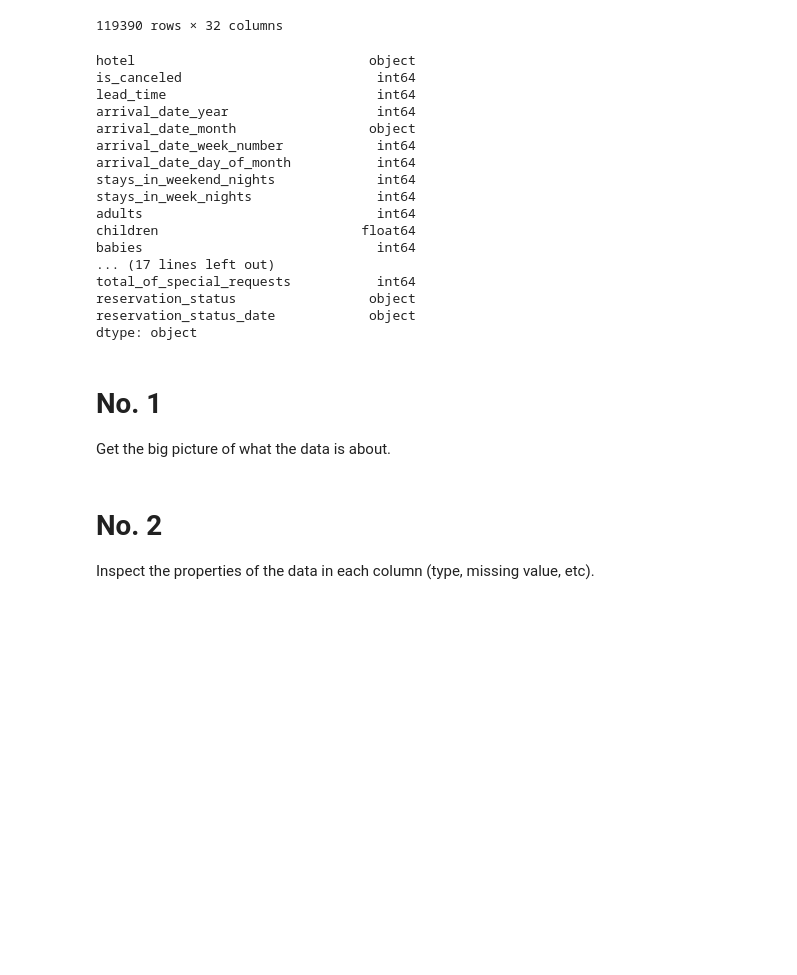
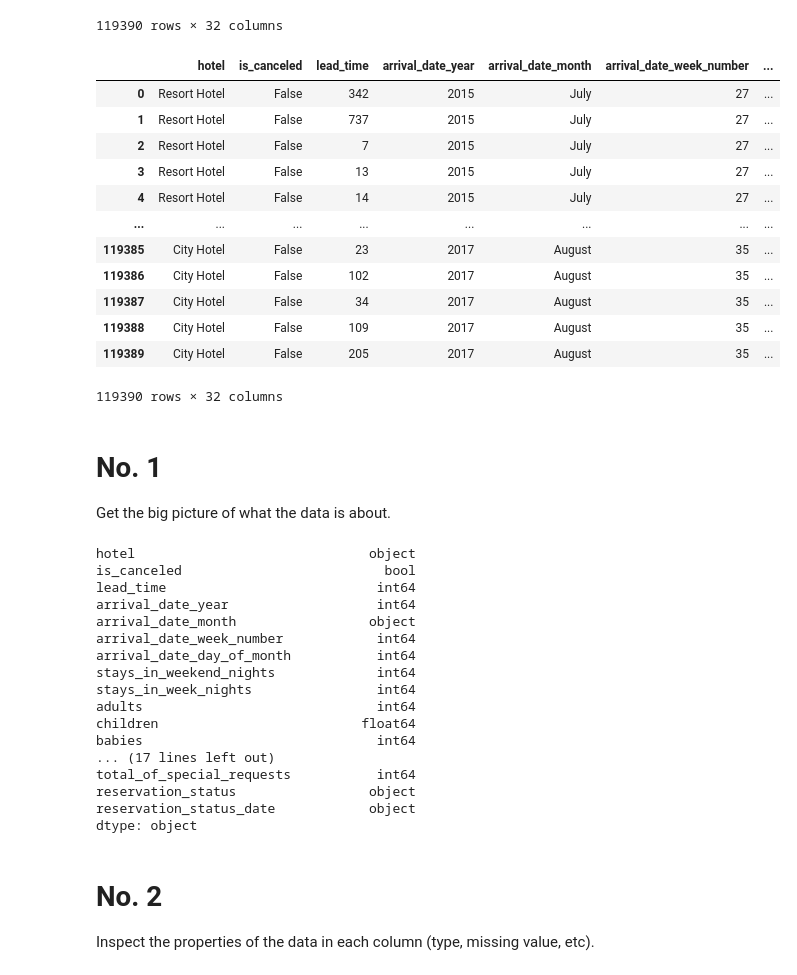
Before and after one commit to andre-fajar-n/AI-Mentorship, a Jupyter notebook: Final_Project.ipynb, the cells around one changed output. Saved outputs shown, nothing was run; the diff lists cells and outputs as text; code cells hidden in the pictures; blank space fills up the shorter version.

```diff
--- a/Final_Project.ipynb
+++ b/Final_Project.ipynb
@@ -18,11 +18,34 @@ data
 | 119388 | City Hotel | 0 | 109 | 2017 | August | 35 | ... |
 | 119389 | City Hotel | 0 | 205 | 2017 | August | 35 | ... |
 119390 rows × 32 columns
+# %%
+data['is_canceled'] = data['is_canceled'].replace({0: False, 1: True})
+data['is_repeated_guest'] = data['is_repeated_guest'].replace({0: False, 1: True})
+data["reservation_status_date"] = pd.to_datetime(data["reservation_status_date"], format="%Y-%m-%d", errors="coerce")
+# %%
+data
+# %% [output]
+|  | hotel | is_canceled | lead_time | arrival_date_year | arrival_date_month | arrival_date_week_number | ... |
+| 0 | Resort Hotel | False | 342 | 2015 | July | 27 | ... |
+| 1 | Resort Hotel | False | 737 | 2015 | July | 27 | ... |
+| 2 | Resort Hotel | False | 7 | 2015 | July | 27 | ... |
+| 3 | Resort Hotel | False | 13 | 2015 | July | 27 | ... |
+| 4 | Resort Hotel | False | 14 | 2015 | July | 27 | ... |
+| ... | ... | ... | ... | ... | ... | ... | ... |
+| 119385 | City Hotel | False | 23 | 2017 | August | 35 | ... |
+| 119386 | City Hotel | False | 102 | 2017 | August | 35 | ... |
+| 119387 | City Hotel | False | 34 | 2017 | August | 35 | ... |
+| 119388 | City Hotel | False | 109 | 2017 | August | 35 | ... |
+| 119389 | City Hotel | False | 205 | 2017 | August | 35 | ... |
+119390 rows × 32 columns
+# %% [markdown]
+# No. 1
+Get the big picture of what the data is about.
 # %%
 data.dtypes
 # %% [output]
 hotel                              object
-is_canceled                         int64
+is_canceled                          bool
 lead_time                           int64
 arrival_date_year                   int64
 arrival_date_month                 object
@@ -38,9 +61,6 @@ total_of_special_requests           int64
 reservation_status                 object
 reservation_status_date            object
 dtype: object
-# %% [markdown]
-# No. 1
-Get the big picture of what the data is about.
 # %% [markdown]
 # No. 2
 Inspect the properties of the data in each column (type, missing value, etc).
```
Also changed, not shown: parts of 17 cells of this notebook.
